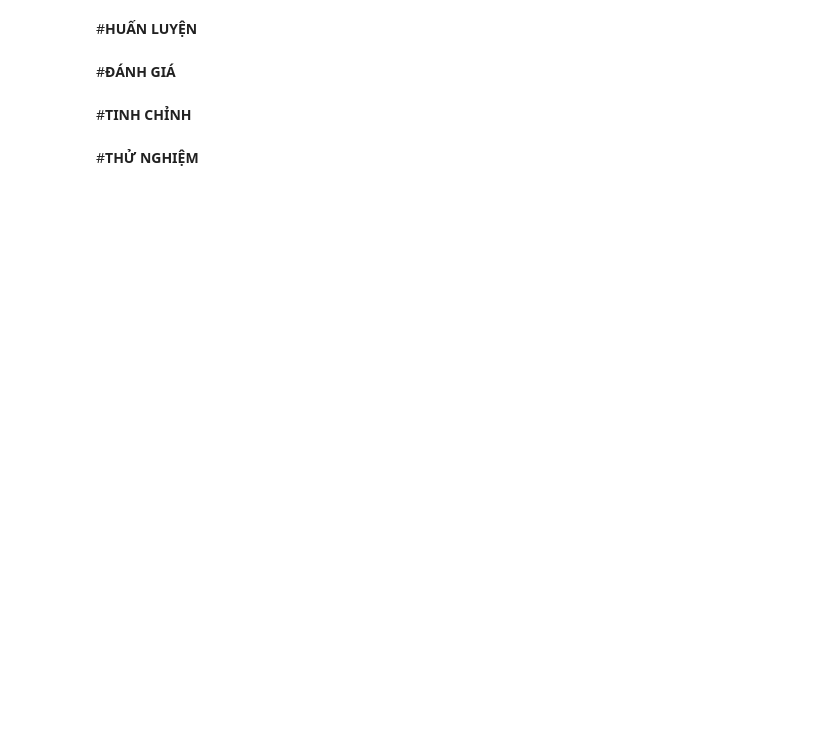
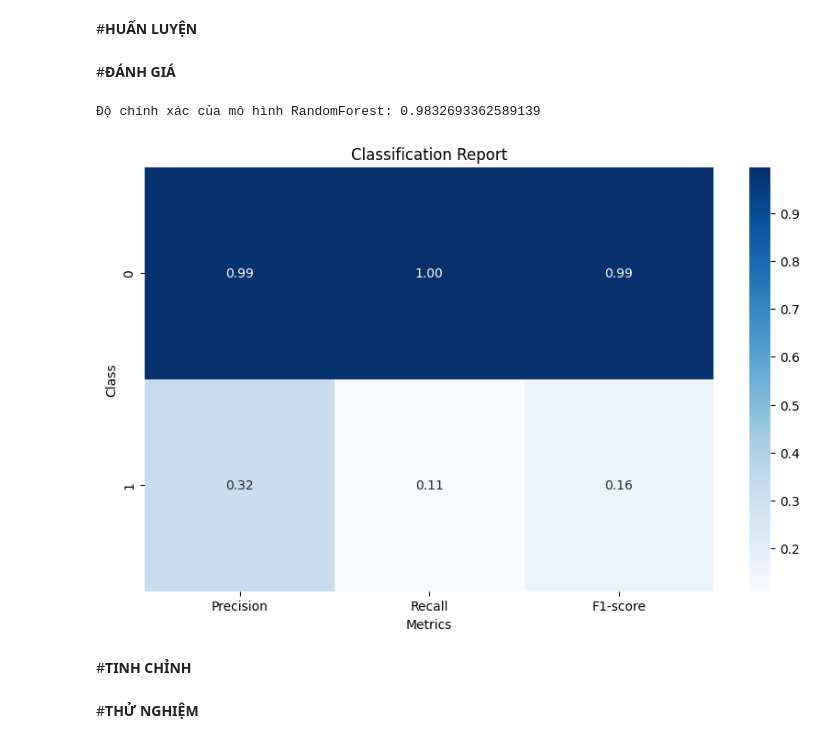
Before and after one commit to thanhdaibl1572002/data-mining-project, a Jupyter notebook: DATA_MINING_PROJECT.ipynb, the cells around one changed output. Drawn from its saved outputs; the diff is of its cells as text; code cells hidden in the pictures; blank space fills up the shorter version.

```diff
--- a/DATA_MINING_PROJECT.ipynb
+++ b/DATA_MINING_PROJECT.ipynb
@@ -380,2 +381,9 @@ df.head(10)
 # %% [markdown]
 ##**Chia dữ liệu huấn luyện**
+# %%
+X = df.drop("IS_HIGH_RISK", axis=1)
+y = df["IS_HIGH_RISK"]
+
+X_train, X_test, y_train, y_test = train_test_split(X, y, test_size=0.2, random_state=42)
+
+print(X_train.shape, X_test.shape, y_train.shape, y_test.shape)
@@ -382,7 +392,36 @@ df.head(10)
 # %% [markdown]
 #**HUẤN LUYỆN**
+# %%
+random_forest_model = RandomForestClassifier(n_estimators=100, random_state=42)
+
+random_forest_model.fit(X_train, y_train)
+
+with open('random_forest_model.pkl', 'wb') as f:
+  pickle.dump(random_forest_model, f)
 # %% [markdown]
 #**ĐÁNH GIÁ**
+# %%
+y_pred = random_forest_model.predict(X_test)
+
+accuracy = accuracy_score(y_test, y_pred)
+print("Độ chính xác của mô hình RandomForest:", accuracy)
+
+report = classification_report(y_test, y_pred, output_dict=True)
+
+labels = list(report.keys())[:-3]
+data = [[report[label]['precision'], report[label]['recall'], report[label]['f1-score']] for label in labels]
+
+data_array = np.array(data)
+
+plt.figure(figsize=(10, 6))
+sns.heatmap(data_array, annot=True, fmt=".2f", xticklabels=['Precision', 'Recall', 'F1-score'], yticklabels=labels, cmap='Blues')
+plt.xlabel('Metrics')
+plt.ylabel('Class')
+plt.title('Classification Report')
+plt.show()
+# %% [output]
+Độ chính xác của mô hình RandomForest: 0.9832693362589139
+[figure, added]
 # %% [markdown]
 #**TINH CHỈNH**
 # %% [markdown]
```
Also changed, not shown: parts of 17 cells of this notebook.
